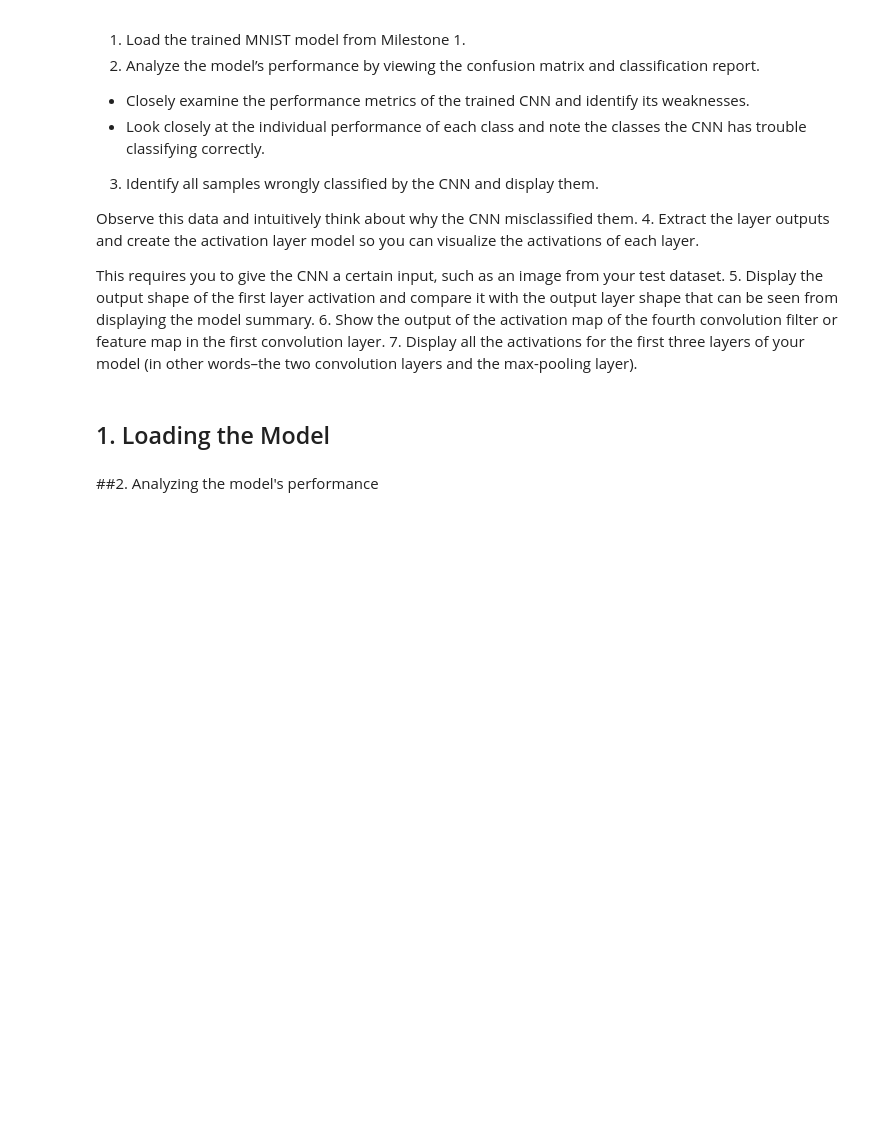
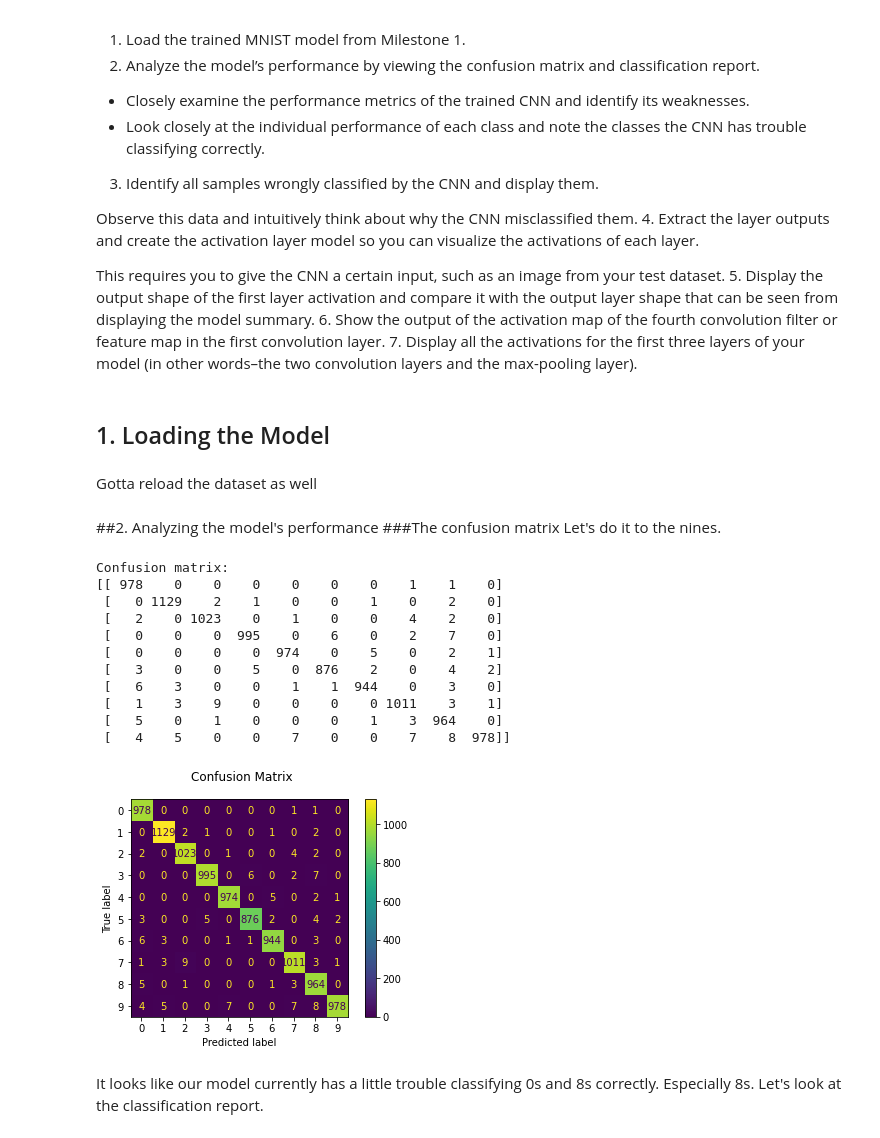
Before and after one commit to NikFloden/Art-Style-Transfer-Using-Neural-Networks, a Jupyter notebook: Milestone_2_Understanding_What_Convolutional_Neural_Networks_Learn.ipynb, the cells around one changed output. Cells and saved outputs as stored; diff of their text form; code cells hidden in the pictures; blank space fills up the shorter version.

```diff
--- a/Milestone_2_Understanding_What_Convolutional_Neural_Networks_Learn.ipynb
+++ b/Milestone_2_Understanding_What_Convolutional_Neural_Networks_Learn.ipynb
@@ -35,5 +35,38 @@ This requires you to give the CNN a certain input, such as an image from your te
 # %%
 from tensorflow.keras.models import load_model
 model = load_model("mnist_simple_cnn_10_Epochs.h5")
+# %% [markdown]
+Gotta reload the dataset as well
+# %%
+from tensorflow.keras.datasets import mnist
+
+# Loads the MNIST dataset
+(x_train, y_train), (x_test, y_test)  = mnist.load_data()
 # %% [markdown]
 ##2.  Analyzing the model's performance
+###The confusion matrix
+Let's do it to the nines.
+# %%
+from sklearn.metrics import classification_report,confusion_matrix, ConfusionMatrixDisplay
+import numpy as np
+
+y_pred = model.predict(x_test)
+y_pred=np.argmax(y_pred, axis=1) #
+disp = ConfusionMatrixDisplay.from_predictions(y_test, y_pred)
+disp.figure_.suptitle("Confusion Matrix")
+print(f"Confusion matrix:\n{disp.confusion_matrix}")
+# %% [output]
+Confusion matrix:
+[[ 978    0    0    0    0    0    0    1    1    0]
+ [   0 1129    2    1    0    0    1    0    2    0]
+ [   2    0 1023    0    1    0    0    4    2    0]
+ [   0    0    0  995    0    6    0    2    7    0]
+ [   0    0    0    0  974    0    5    0    2    1]
+ [   3    0    0    5    0  876    2    0    4    2]
+ [   6    3    0    0    1    1  944    0    3    0]
+ [   1    3    9    0    0    0    0 1011    3    1]
+ [   5    0    1    0    0    0    1    3  964    0]
+ [   4    5    0    0    7    0    0    7    8  978]]
+[figure, added]
+# %% [markdown]
+It looks like our model currently has a little trouble classifying 0s and 8s correctly. Especially 8s. Let's look at the classification report.
```
Also changed, not shown: parts of 16 cells of this notebook.
